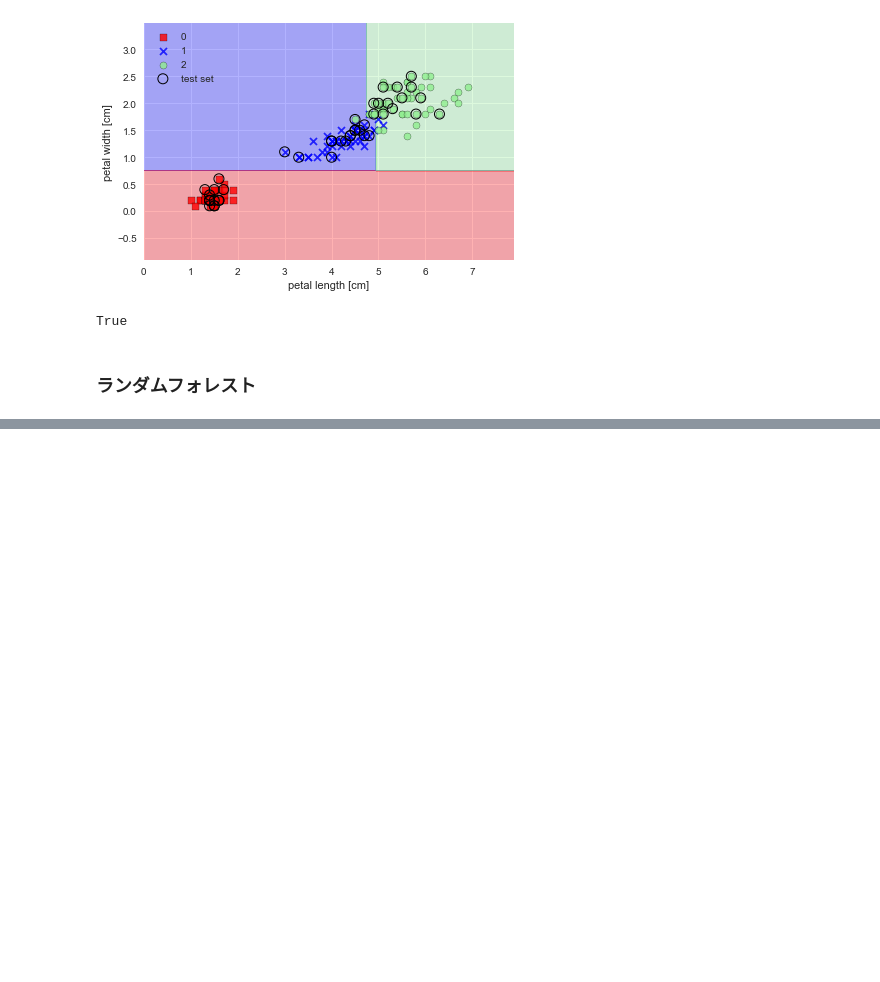
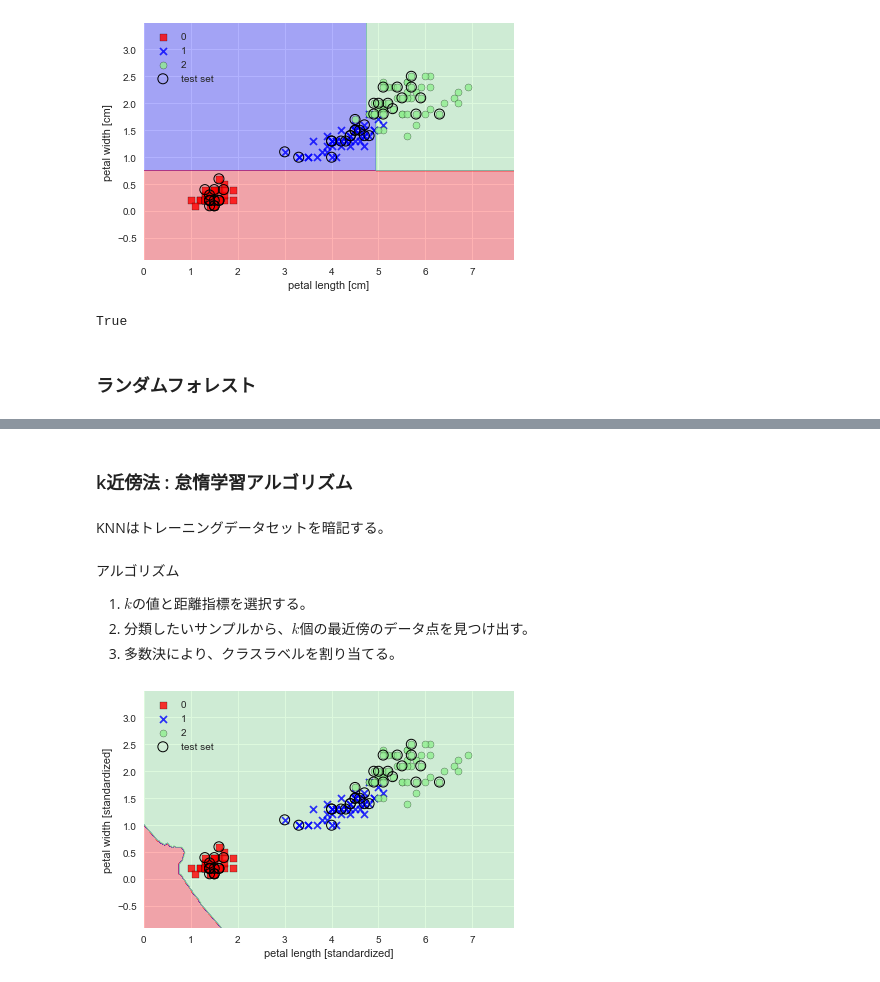
Before and after one commit to TakanoriHasebe/python_machine_learning_2nd, a Jupyter notebook: ch03/Scikit Learnの活用.ipynb, the cells around one changed output, grey strips where cells are left out. Saved outputs shown, nothing was run; the diff lists cells and outputs as text; code cells hidden in the pictures; blank space fills up the shorter version.

```diff
--- a/ch03/Scikit Learnの活用.ipynb
+++ b/ch03/Scikit Learnの活用.ipynb
@@ -564,0 +593,24 @@ True
+# %% [markdown]
+### k近傍法 : 怠惰学習アルゴリズム
+# %% [markdown]
+KNNはトレーニングデータセットを暗記する。<br>
+# %% [markdown]
+アルゴリズム<br>
+<ol>
+    <li>$k$の値と距離指標を選択する。</li>
+    <li>分類したいサンプルから、$k$個の最近傍のデータ点を見つけ出す。</li>
+    <li>多数決により、クラスラベルを割り当てる。</li>
+</ol>
+# %%
+from sklearn.neighbors import KNeighborsClassifier
+# k近傍法のインスタンスを作成
+knn = KNeighborsClassifier(n_neighbors=5, p=2, metric='minkowski')
+knn.fit(X_train_std, y_train)
+plot_decision_regions(X_combined, y_combined, classifier=knn, test_idx=range(105, 150))
+plt.xlabel('petal length [standardized]')
+plt.ylabel('petal width [standardized]')
+plt.legend(loc='upper left')
+plt.tight_layout()
+plt.show()
+# %% [output]
+[figure, added]
```
Also changed, not shown: parts of 4 cells of this notebook.
